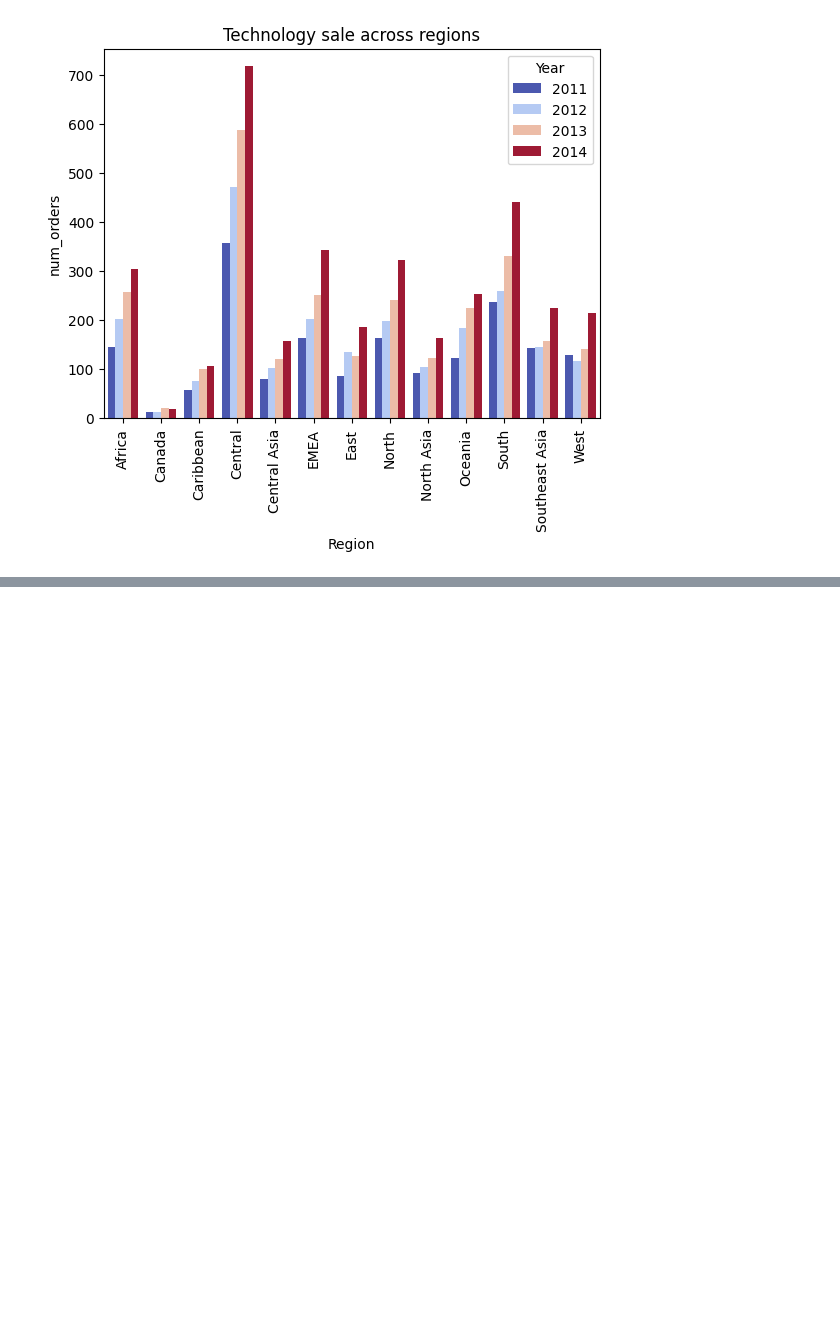
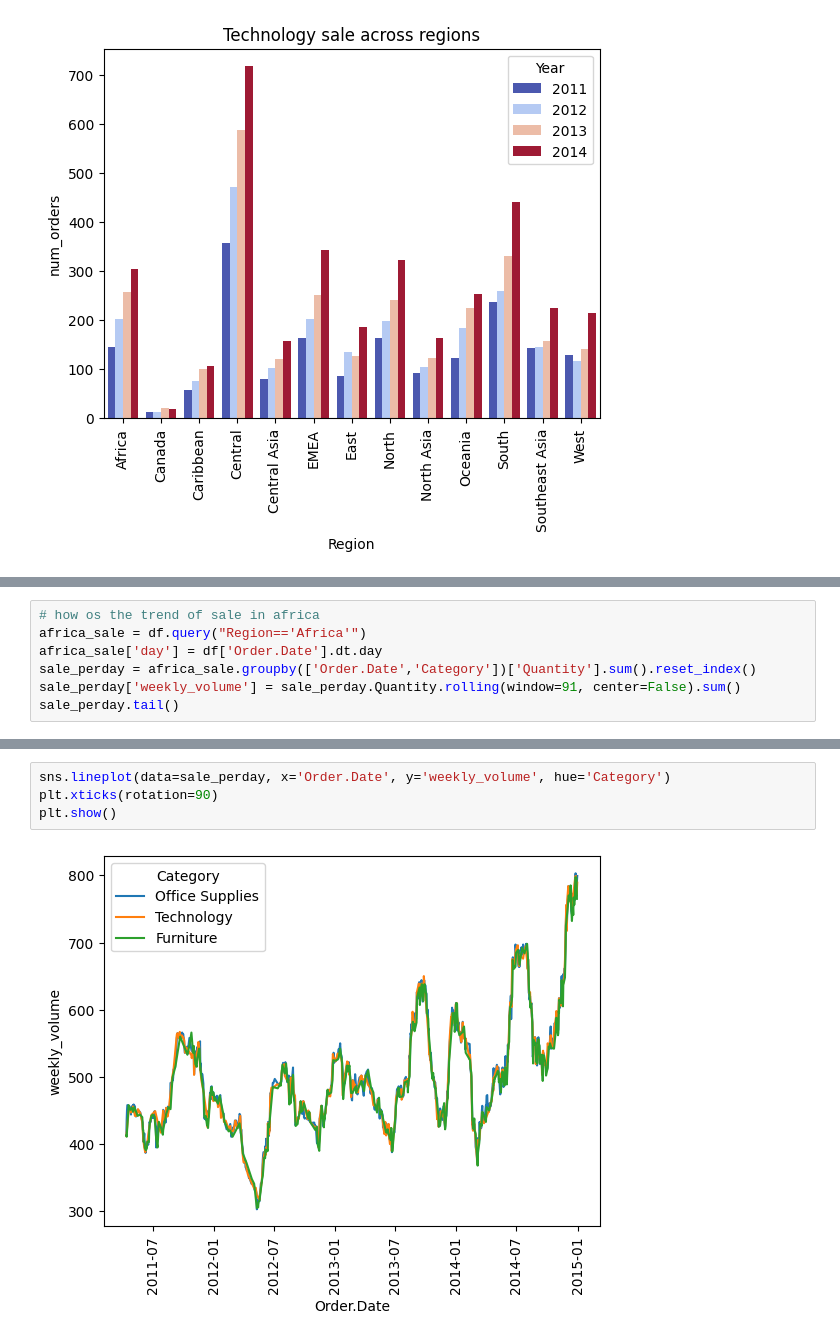
Before and after one commit to derewor/Superstore-Project, a Jupyter notebook: Superstore_analysis.ipynb, the cells around one changed output, grey strips where cells are left out. Saved outputs shown, nothing was run; the diff lists cells and outputs as text; blank space fills up the shorter version.

```diff
--- a/Superstore_analysis.ipynb
+++ b/Superstore_analysis.ipynb
@@ -1054,0 +1068,7 @@ plt.show()
+# %%
+# how os the trend of sale in africa
+africa_sale = df.query("Region=='Africa'")
+africa_sale['day'] = df['Order.Date'].dt.day
+sale_perday = africa_sale.groupby(['Order.Date','Category'])['Quantity'].sum().reset_index()
+sale_perday['weekly_volume'] = sale_perday.Quantity.rolling(window=91, center=False).sum()
+sale_perday.tail()
@@ -1054,0 +1087,6 @@ plt.show()
+# %%
+sns.lineplot(data=sale_perday, x='Order.Date', y='weekly_volume', hue='Category')
+plt.xticks(rotation=90)
+plt.show()
+# %% [output]
+[figure, added]
```
Also changed, not shown: parts of 9 cells of this notebook.
